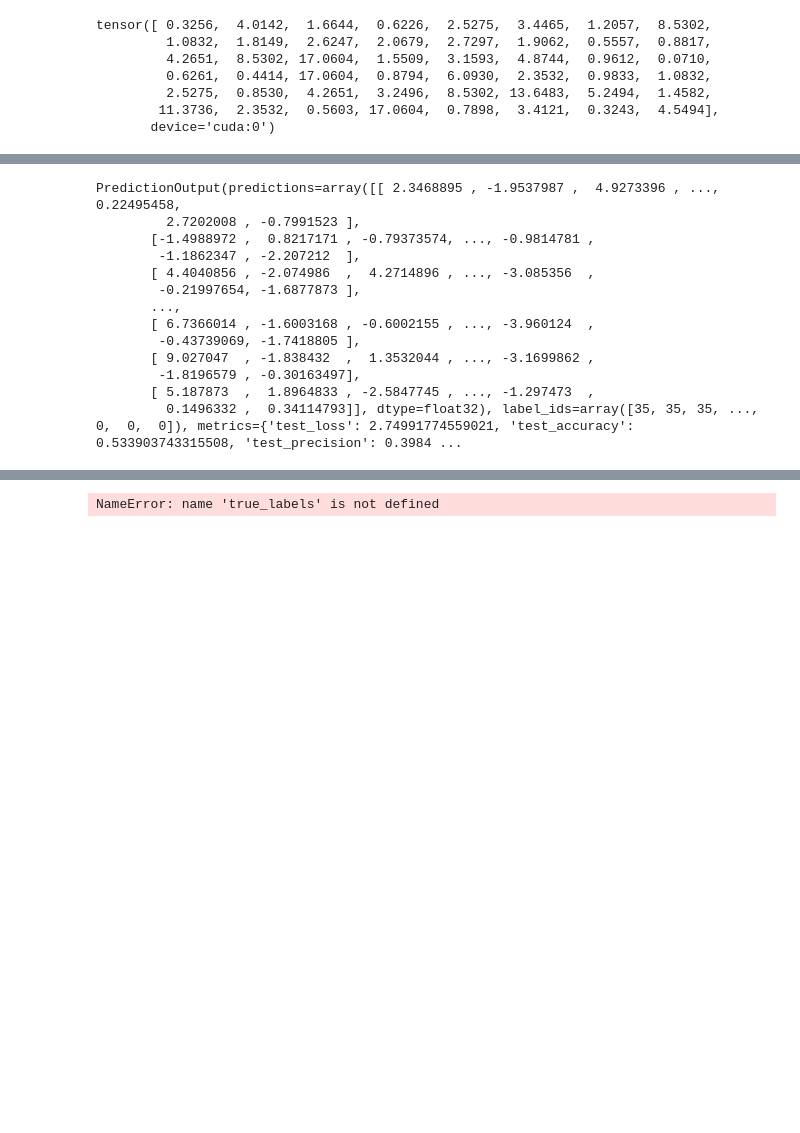
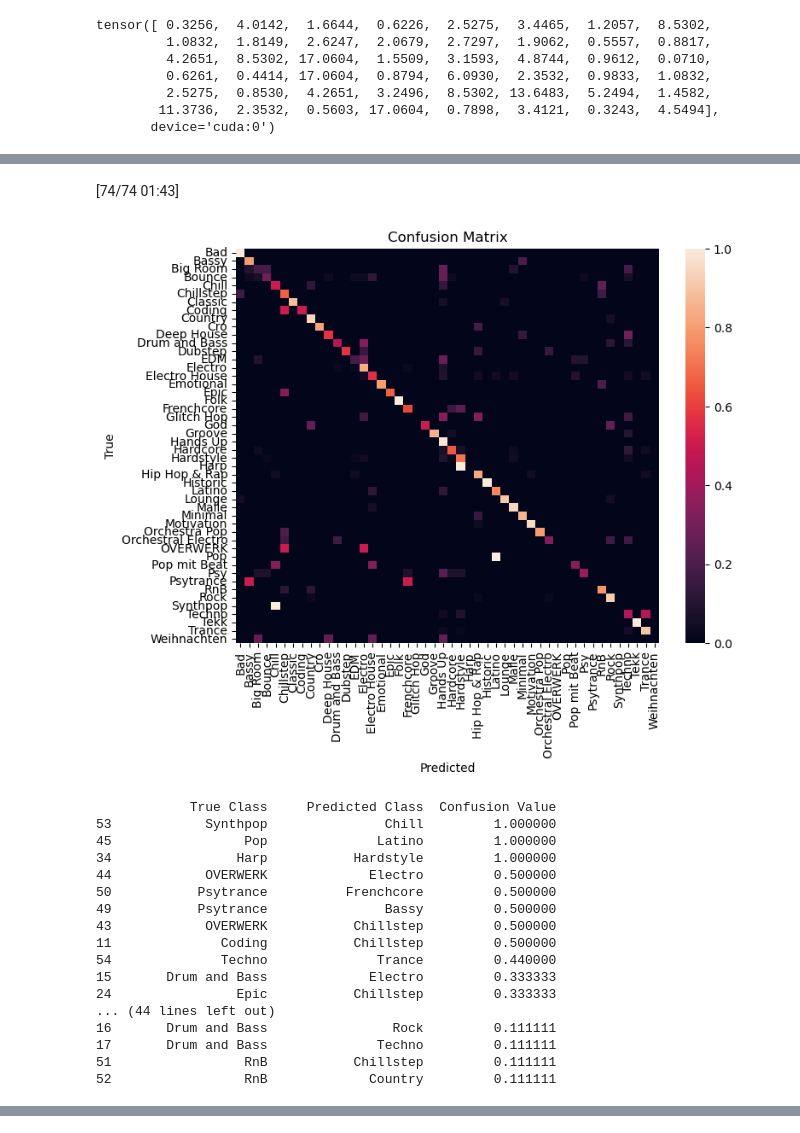
Before and after one commit to CodesDoWork/monorepo, a Jupyter notebook: packages/research/ai/genre-classification/src/training.ipynb, the cells around one changed output, grey strips where cells are left out. Saved outputs shown, nothing was run; the diff lists cells and outputs as text; code cells hidden in the pictures; blank space fills up the shorter version.

```diff
--- a/packages/research/ai/genre-classification/src/training.ipynb
+++ b/packages/research/ai/genre-classification/src/training.ipynb
@@ -340,6 +380,6 @@ trainer._load_best_model()
 # %%
 model.eval()
 with torch.no_grad():
-    results = trainer.predict(preprocessed_dataset["test"])
+    results = trainer.evaluate(preprocessed_dataset["test"], metric_key_prefix="test")
 results
 # %% [output]
@@ -347,13 +386,19 @@ results
+[74/74 01:43]
+[figure, added]
-PredictionOutput(predictions=array([[ 2.3468895 , -1.9537987 ,  4.9273396 , ...,  0.22495458,
-         2.7202008 , -0.7991523 ],
-       [-1.4988972 ,  0.8217171 , -0.79373574, ..., -0.9814781 ,
-        -1.1862347 , -2.207212  ],
-       [ 4.4040856 , -2.074986  ,  4.2714896 , ..., -3.085356  ,
-        -0.21997654, -1.6877873 ],
-       ...,
-       [ 6.7366014 , -1.6003168 , -0.6002155 , ..., -3.960124  ,
-        -0.43739069, -1.7418805 ],
-       [ 9.027047  , -1.838432  ,  1.3532044 , ..., -3.1699862 ,
-        -1.8196579 , -0.30163497],
-       [ 5.187873  ,  1.8964833 , -2.5847745 , ..., -1.297473  ,
-         0.1496332 ,  0.34114793]], dtype=float32), label_ids=array([35, 35, 35, ...,  0,  0,  0]), metrics={'test_loss': 2.74991774559021, 'test_accuracy': 0.533903743315508, 'test_precision': 0.3984 ...
+            True Class     Predicted Class  Confusion Value
+53            Synthpop               Chill         1.000000
+45                 Pop              Latino         1.000000
+34                Harp           Hardstyle         1.000000
+44            OVERWERK             Electro         0.500000
+50           Psytrance          Frenchcore         0.500000
+49           Psytrance               Bassy         0.500000
+43            OVERWERK           Chillstep         0.500000
+11              Coding           Chillstep         0.500000
+54              Techno              Trance         0.440000
+15       Drum and Bass             Electro         0.333333
+24                Epic           Chillstep         0.333333
+... (44 lines left out)
+16       Drum and Bass                Rock         0.111111
+17       Drum and Bass              Techno         0.111111
+51                 RnB           Chillstep         0.111111
+52                 RnB             Country         0.111111
@@ -360,24 +422,3 @@ PredictionOutput(predictions=array([[ 2.3468895 , -1.9537987 ,  4.9273396 , ...,
-# %%
-from sklearn.metrics import confusion_matrix
-import numpy as np
-import matplotlib.pyplot as plt
-import seaborn as sns
-
-# Create confusion matrix
-cm = confusion_matrix(true_labels, predicted_labels)
-
-# Normalize the confusion matrix (optional)
-cm_normalized_row = cm.astype('float') / cm.sum(axis=1)[:, np.newaxis]
-
-# Plot the confusion matrix
-plt.figure(figsize=(8, 6))
-sns.heatmap(cm_normalized_row, xticklabels=genres, yticklabels=genres)
-plt.xlabel('Predicted')
-plt.ylabel('True')
-plt.title('Confusion Matrix')
-plt.show()
-# %% [output]
-NameError: name 'true_labels' is not defined
 # %%
 wandb.finish()
 # %% [output]
```
Also changed, not shown: parts of 11 cells of this notebook, 17 other files.
